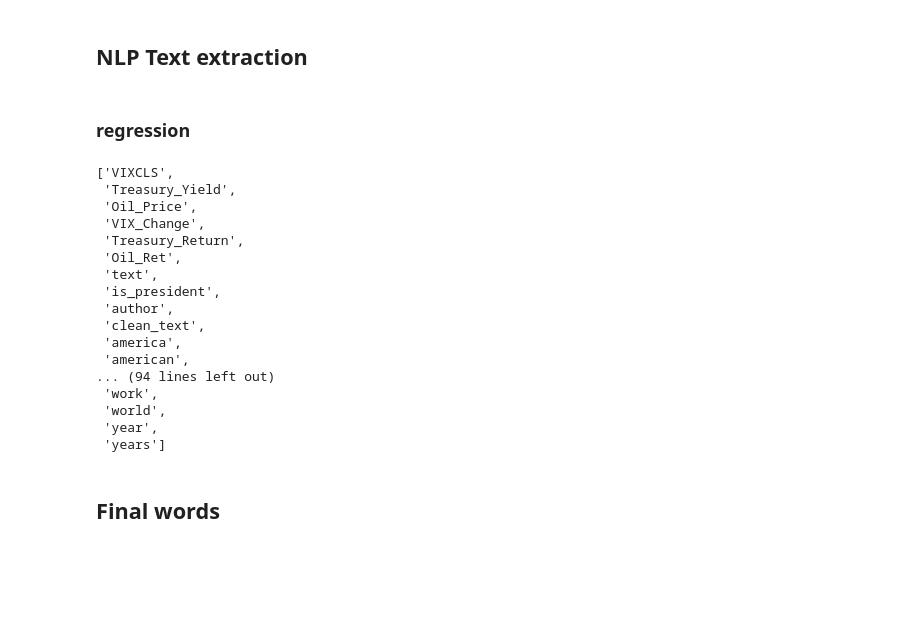
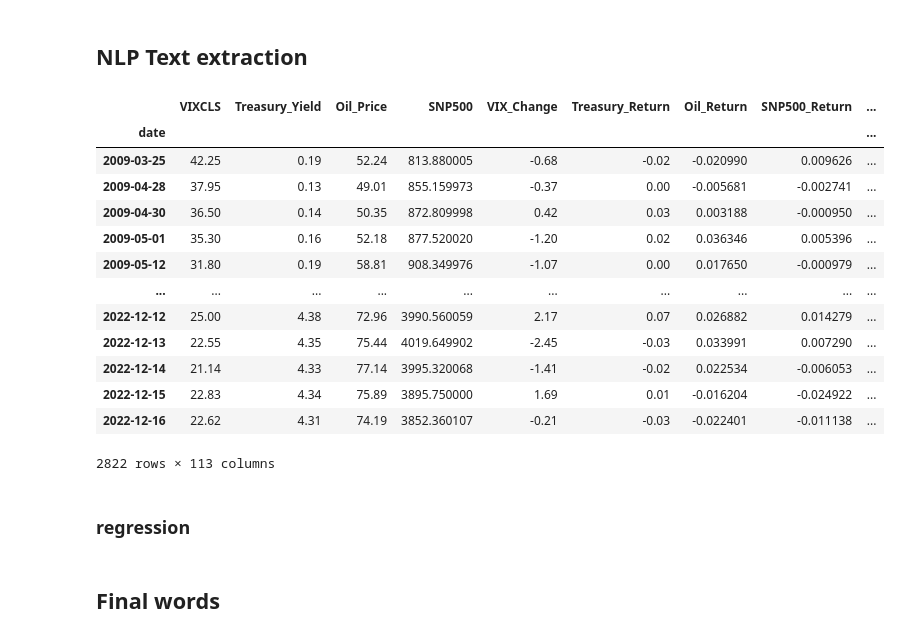
Before and after one commit to jzuckerman1/TwitterDissemination, a Jupyter notebook: hypothesis_test.ipynb, the cells around one changed output. Drawn from its saved outputs; the diff is of its cells as text; code cells hidden in the pictures; blank space fills up the shorter version.

```diff
--- a/hypothesis_test.ipynb
+++ b/hypothesis_test.ipynb
@@ -69,12 +92,20 @@ risk_df[::-1]
 # Load Twitter datasets
 biden = pd.read_csv('data/JoeBiden.csv')
 obama = pd.read_csv('data/obama.csv')
-trump = pd.read_csv('data/trump_tweets.csv')
+trump = pd.read_csv('data/rollcall_social_posts.csv')
+
+
+trump = trump[trump['content'] != '[Video]']
+trump = trump[trump['date'].apply(lambda x: x.startswith("20"))] # ensure proper date formatting
+trump['text'] = trump['content']
 
 # Standardize text and date columns
 biden = biden[['date', 'content']].rename(columns={'content': 'text'})
 obama = obama[['Timestamp', 'Text']].rename(columns={'Timestamp': 'date', 'Text': 'text'})
-trump = trump[['date', 'text']]
+trump = trump[['date', 'text', 'platform']]
+
+biden['platform'] = 'Twitter'
+obama['platform'] = 'Twitter'
 
 # Add author identifiers
 biden['author'] = 'Biden'
@@ -109,14 +140,15 @@ def check_if_president(row):
     return 0
 
 tweets['is_president'] = tweets.apply(check_if_president, axis=1)
-obama['date'] = pd.to_datetime(obama['date'], errors='coerce')
-trump['date'] = pd.to_datetime(trump['date'], errors='coerce')
+# obama['date'] = pd.to_datetime(obama['date'], errors='coerce')
+# trump['date'] = pd.to_datetime(trump['date'], errors='coerce')
 
 # Group tweets by day (concatenate text, take max of is_president)
 daily_tweets = tweets.groupby(['date']).agg({
     'text': lambda x: ' '.join(x.astype(str)),
     'is_president': 'max',
-    'author': lambda x: ', '.join(x.unique()) # Lists unique authors for that day
+    'author': lambda x: ', '.join(x.unique()), # Lists unique authors for that day
+    'platform': lambda x: ', '.join(x.unique()) # Lists unique sites posted on for that day
 }).reset_index()
 # %% [markdown]
 ### Merge dfs
@@ -148,28 +180,25 @@ keyword_features = pd.DataFrame(
 # Join the keyword features back to our main dataset
 df_final = pd.concat([df_merged, keyword_features], axis=1)
 df_final = df_final.dropna()
+# %%
+df_final[df_final['is_president'] == 1]
+# %% [output]
+|  | VIXCLS | Treasury_Yield | Oil_Price | SNP500 | VIX_Change | Treasury_Return | Oil_Return | SNP500_Return | ... |
+| date |  |  |  |  |  |  |  |  | ... |
+| 2009-03-25 | 42.25 | 0.19 | 52.24 | 813.880005 | -0.68 | -0.02 | -0.020990 | 0.009626 | ... |
+| 2009-04-28 | 37.95 | 0.13 | 49.01 | 855.159973 | -0.37 | 0.00 | -0.005681 | -0.002741 | ... |
+| 2009-04-30 | 36.50 | 0.14 | 50.35 | 872.809998 | 0.42 | 0.03 | 0.003188 | -0.000950 | ... |
+| 2009-05-01 | 35.30 | 0.16 | 52.18 | 877.520020 | -1.20 | 0.02 | 0.036346 | 0.005396 | ... |
+| 2009-05-12 | 31.80 | 0.19 | 58.81 | 908.349976 | -1.07 | 0.00 | 0.017650 | -0.000979 | ... |
+| ... | ... | ... | ... | ... | ... | ... | ... | ... | ... |
+| 2022-12-12 | 25.00 | 4.38 | 72.96 | 3990.560059 | 2.17 | 0.07 | 0.026882 | 0.014279 | ... |
+| 2022-12-13 | 22.55 | 4.35 | 75.44 | 4019.649902 | -2.45 | -0.03 | 0.033991 | 0.007290 | ... |
+| 2022-12-14 | 21.14 | 4.33 | 77.14 | 3995.320068 | -1.41 | -0.02 | 0.022534 | -0.006053 | ... |
+| 2022-12-15 | 22.83 | 4.34 | 75.89 | 3895.750000 | 1.69 | 0.01 | -0.016204 | -0.024922 | ... |
+| 2022-12-16 | 22.62 | 4.31 | 74.19 | 3852.360107 | -0.21 | -0.03 | -0.022401 | -0.011138 | ... |
+2822 rows × 113 columns
 # %% [markdown]
 ### regression
-# %%
-[x for x in df_final.columns]
-# %% [output]
-['VIXCLS',
- 'Treasury_Yield',
- 'Oil_Price',
- 'VIX_Change',
- 'Treasury_Return',
- 'Oil_Ret',
- 'text',
- 'is_president',
- 'author',
- 'clean_text',
- 'america',
- 'american',
-... (94 lines left out)
- 'work',
- 'world',
- 'year',
- 'years']
 # %%
 import statsmodels.formula.api as smf
 from stargazer.stargazer import Stargazer
```
Also changed, not shown: parts of 10 cells of this notebook, 4 other files.
